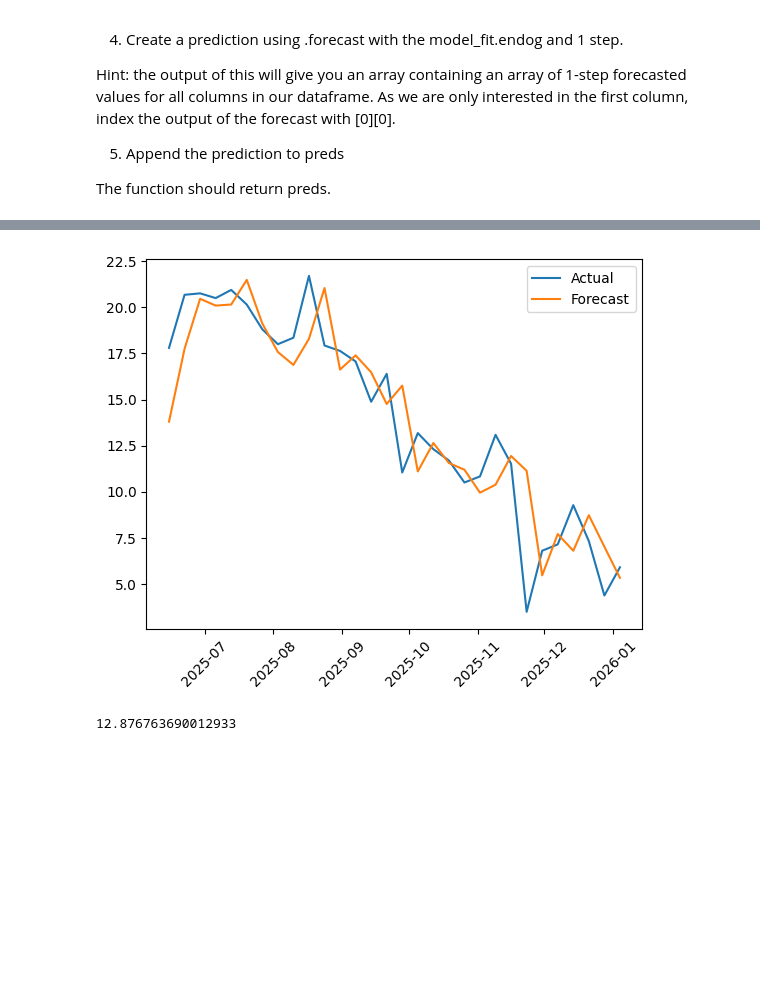
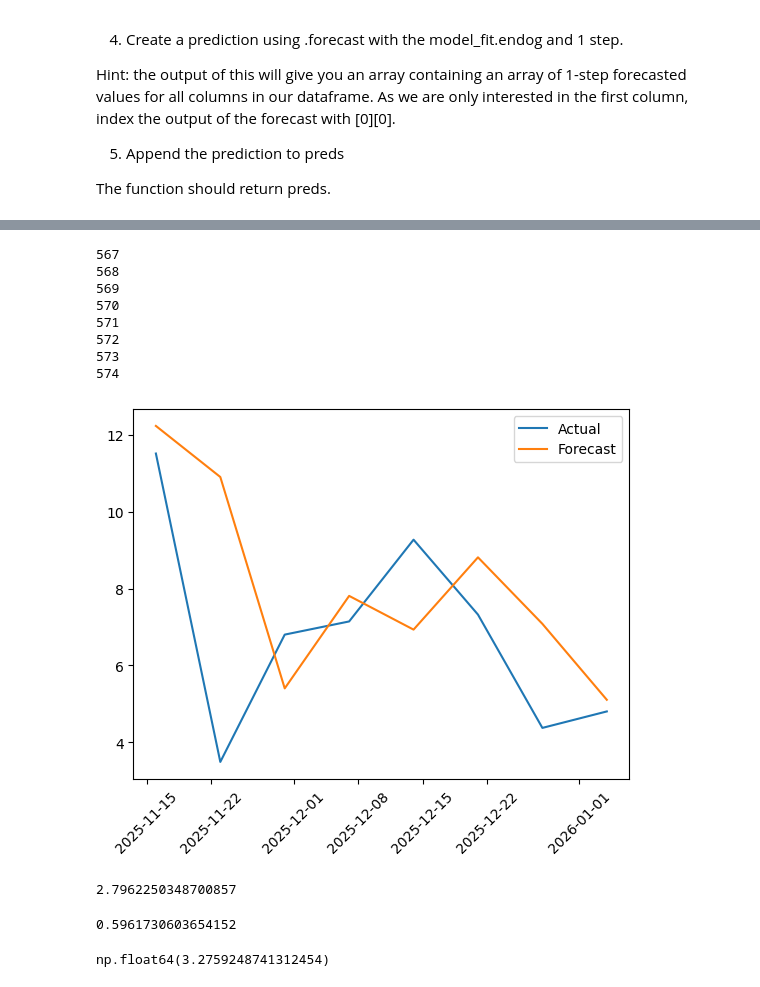
Before and after one commit to admason/C_Spark_Project_AM2, a Jupyter notebook: RTC_Sklearn_WEEK.ipynb, the cells around one changed output, grey strips where cells are left out. Drawn from its saved outputs; the diff is of its cells as text; code cells hidden in the pictures; blank space fills up the shorter version.

```diff
--- a/RTC_Sklearn_WEEK.ipynb
+++ b/RTC_Sklearn_WEEK.ipynb
@@ -215,7 +480,7 @@ wmt = plot_twodfs(weekly_mean.iloc[:,0:4], weekly_total.iloc[:,0:4])
 # Add your code below
 ## from statsmodels.tsa.seasonal import seasonal_decompose
 
-result = seasonal_decompose(weekly_mean['Incident_Count']
+result = seasonal_decompose(df_weekly['Incident_Count']
                            , model='additive'
                            , period=52
                            ,two_sided=True, extrapolate_trend=0
@@ -290,6 +628,6 @@ Hint: to get the column name you can use df_col.name
 # %%
 from statsmodels.tsa.stattools import adfuller
 
-df_test = adfuller(weekly_mean['Incident_Count'])
+df_test = adfuller(df_weekly['Incident_Count'])
 df_test[0]
 # %% [output]
@@ -308,7 +660,7 @@ def adf_test(df_col):
         result = f"{df_col.name}: is not stationary"
     return result
 # %%
-for i in range(weekly_mean.shape[1]):
-     print(adf_test(weekly_mean.iloc[:,i]))
+for i in range(df_weekly.shape[1]):
+     print(adf_test(df_weekly.iloc[:,i]))
 # %% [output]
 Daily Tmean °C: is stationary
@@ -386,6 +732,8 @@ We will now consider 3 types of forecasting problems as assess how the VAR model
 Predicting 1 week ahead.
 10. Create a copy of the daily_mean dataframe and store it in model_ds.
 # %%
-model_ds = weekly_mean.copy()
+df_weekly #= df_weekly.set_index('Date')
+
+model_ds = df_weekly.copy()
 model_ds.head(2)
 # %% [output]
@@ -685,18 +991,39 @@ preds
 # %%
-n_obs=30
+n_obs= 8
+preds = ms_forecast(model_ds, n_obs)
+
+
 fig3 = plt.figure()
 plt.plot(model_ds.iloc[-n_obs:,0].index, model_ds.iloc[-n_obs:,0], label='Actual');
 plt.plot(model_ds.iloc[-n_obs:,0].index, preds, label='Forecast');
 plt.xticks(rotation=45);
 plt.legend();
 # %% [output]
+567
+568
+569
+570
+571
+572
+573
+574
-[figure, old version]
+[figure, new version]
 # %%
-y_true = model_ds['Incident_Count'].iloc[-30:]
-MAE3 = mean_absolute_error(y_true = model_ds['Incident_Count'].iloc[-30:], y_pred = preds)
+y_true = model_ds['Incident_Count'].iloc[-n_obs:]
+MAE3 = mean_absolute_error(y_true = model_ds['Incident_Count'].iloc[-n_obs:], y_pred = preds)
 MAE3
 # %% [output]
-12.876763690012933
+2.7962250348700857
+# %%
+MAPE3 = mean_absolute_percentage_error(y_true = model_ds['Incident_Count'].iloc[-n_obs:], y_pred = preds  )
+MAPE3
+# %% [output]
+0.5961730603654152
+# %%
+RMSE_3 = np.sqrt(mean_squared_error(y_true = model_ds['Incident_Count'].iloc[-n_obs:], y_pred = preds ))
+RMSE_3
+# %% [output]
+np.float64(3.2759248741312454)
 # %%
 MAE1, MAE2, MAE3
 # %% [output]
```
Also changed, not shown: parts of 116 cells of this notebook, 1 other file.
